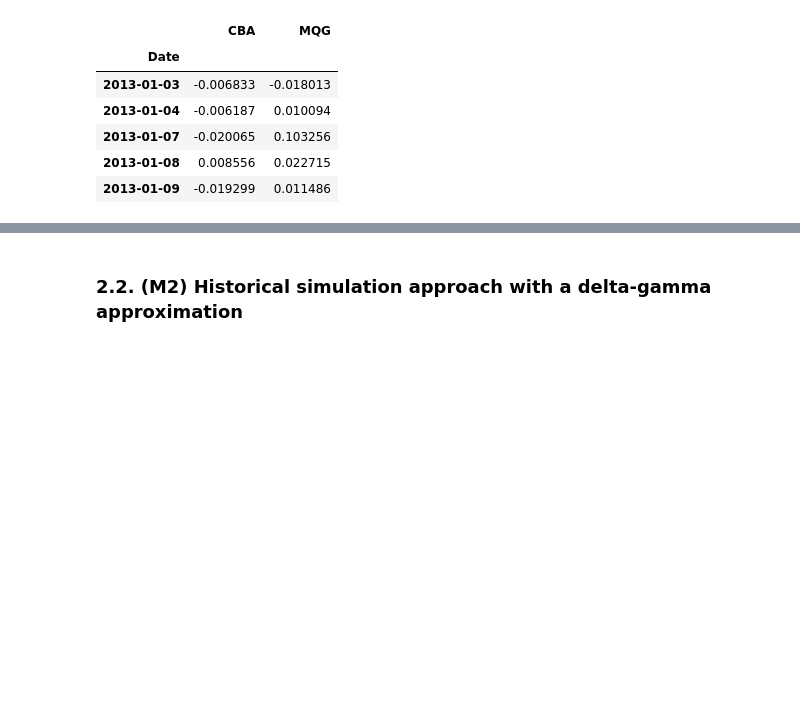
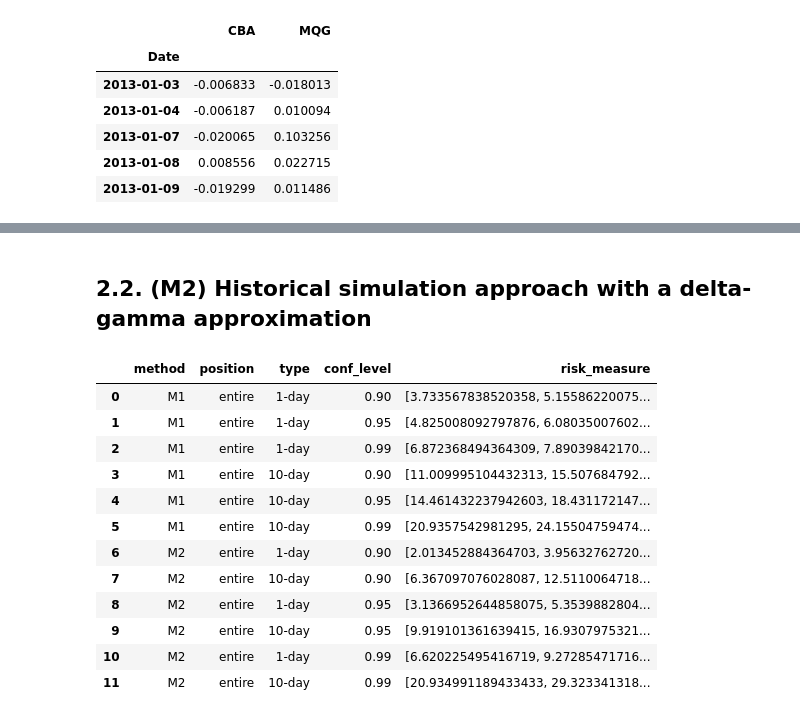
Before and after one commit to thangtm58/quant-finance, a Jupyter notebook: risk_management/es_var_risk_measure.ipynb, the cells around one changed output, grey strips where cells are left out. Cells and saved outputs as stored; diff of their text form; code cells hidden in the pictures; blank space fills up the shorter version.

Commit message:
add historical simulation to calculate var and es

```diff
--- a/risk_management/es_var_risk_measure.ipynb
+++ b/risk_management/es_var_risk_measure.ipynb
@@ -207,3 +215,5 @@ MQG_exposure = np.array([MQG_exposure1, MQG_exposure2])
+# %%
+exposure_delta = delta_approx(CBA_price, MQG_price, CBA_ann_vol, MQG_ann_vol)
 # %%
 # Mean log-returns
 daily_log_ret_mean = np.mean(df, axis = 0)
@@ -247,26 +251,26 @@ def VaR_ES_vcv(constant_loss, risk_exposure, risk_factor_mean, risk_factor_cov_m
     return np.array([VaR, ES])
 # %%
 # Portfolio Risk Measures
-portfolio_exposure = CBA_exposure + MQG_exposure
+portfolio_exposure_M1 = exposure_delta[0] + exposure_delta[1]
 
 # Compute 1-day VaR and ES
 new_rows = []
-for i in conf_level:
-    risk_measure = VaR_ES_vcv(0, portfolio_exposure, daily_log_ret_mean, daily_log_ret_cov, i)
-    new_row = {'method': 'M1', 'type': '1-day', 'conf_level': i, 'risk_measure': risk_measure}
+for i in conf_level_list:
+    risk_measure = VaR_ES_vcv(0, portfolio_exposure_M1, daily_log_ret_mean, daily_log_ret_cov, i)
+    new_row = {'method': 'M1', 'position': 'entire', 'type': '1-day', 'conf_level': i, 'risk_measure': risk_measure}
     new_rows.append(new_row)
 
-# Add new rows to the DataFrame using pd.concat()
+# Add new 1-day rows to portfolio_risk_measures
 portfolio_risk_measures = pd.concat([portfolio_risk_measures, pd.DataFrame(new_rows)], ignore_index=True)
 
 # Compute 10-day VaR and ES
 new_rows = []
-for i in conf_level:
-    risk_measure = VaR_ES_vcv(0, portfolio_exposure, log_ret_mean_10days, log_ret_cov_10days, i)
-    new_row = {'method': 'M1', 'type': '10-day', 'conf_level': i, 'risk_measure': risk_measure}
+for i in conf_level_list:
+    risk_measure = VaR_ES_vcv(0, portfolio_exposure_M1, log_ret_mean_10days, log_ret_cov_10days, i)
+    new_row = {'method': 'M1', 'position': 'entire', 'type': '10-day', 'conf_level': i, 'risk_measure': risk_measure}
     new_rows.append(new_row)
 
-# Add new 10-day rows to the DataFrame
+# Add new 10-day rows portfolio_risk_measures
 portfolio_risk_measures = pd.concat([portfolio_risk_measures, pd.DataFrame(new_rows)], ignore_index=True)
 
 print(portfolio_risk_measures)
@@ -281,5 +293,5 @@ print(portfolio_risk_measures)
 # %% [markdown]
-### 2.2. (M2) Historical simulation approach with a delta-gamma approximation
+## 2.2. (M2) Historical simulation approach with a delta-gamma approximation
 # %%
 # Function to calculate option gamma under the Black-Scholes-Merton model
 def BSgamma(spot_price, strike_price, time_to_maturity, risk_free_rate, dividend_yield, volatility):
@@ -301,0 +377,39 @@ def BSgamma(spot_price, strike_price, time_to_maturity, risk_free_rate, dividend
+# %%
+# Rank all potential loss
+loss.sort()
+
+# Compute 1-day VaR
+new_rows = []
+for i in conf_level_list:
+    ind = math.floor(i*len(loss)) - 1
+    VaR = loss[ind]
+    ES = np.mean(loss[ind:len(loss)])
+
+    # 1-day
+    risk_measure = [VaR, ES]
+    new_row_1 = {'method': 'M2', 'position': 'entire', 'type': '1-day', 'conf_level': i, 'risk_measure': risk_measure}
+    new_rows.append(new_row_1)
+
+    # 10-day
+    risk_measure = [VaR * np.sqrt(10), ES * np.sqrt(10)]
+    new_row_2 = {'method': 'M2', 'position': 'entire', 'type': '10-day', 'conf_level': i, 'risk_measure': risk_measure}
+    new_rows.append(new_row_2)
+
+# Add new 1-day rows to portfolio_risk_measures
+portfolio_risk_measures = pd.concat([portfolio_risk_measures, pd.DataFrame(new_rows)], ignore_index=True)
+# %%
+portfolio_risk_measures
+# %% [output]
+|  | method | position | type | conf_level | risk_measure |
+| 0 | M1 | entire | 1-day | 0.90 | [3.733567838520358, 5.15586220075... |
+| 1 | M1 | entire | 1-day | 0.95 | [4.825008092797876, 6.08035007602... |
+| 2 | M1 | entire | 1-day | 0.99 | [6.872368494364309, 7.89039842170... |
+| 3 | M1 | entire | 10-day | 0.90 | [11.009995104432313, 15.507684792... |
+| 4 | M1 | entire | 10-day | 0.95 | [14.461432237942603, 18.431172147... |
+| 5 | M1 | entire | 10-day | 0.99 | [20.9357542981295, 24.15504759474... |
+| 6 | M2 | entire | 1-day | 0.90 | [2.013452884364703, 3.95632762720... |
+| 7 | M2 | entire | 10-day | 0.90 | [6.367097076028087, 12.5110064718... |
+| 8 | M2 | entire | 1-day | 0.95 | [3.1366952644858075, 5.3539882804... |
+| 9 | M2 | entire | 10-day | 0.95 | [9.919101361639415, 16.9307975321... |
+| 10 | M2 | entire | 1-day | 0.99 | [6.620225495416719, 9.27285471716... |
+| 11 | M2 | entire | 10-day | 0.99 | [20.934991189433433, 29.323341318... |
```
Also changed, not shown: parts of 31 cells of this notebook.
